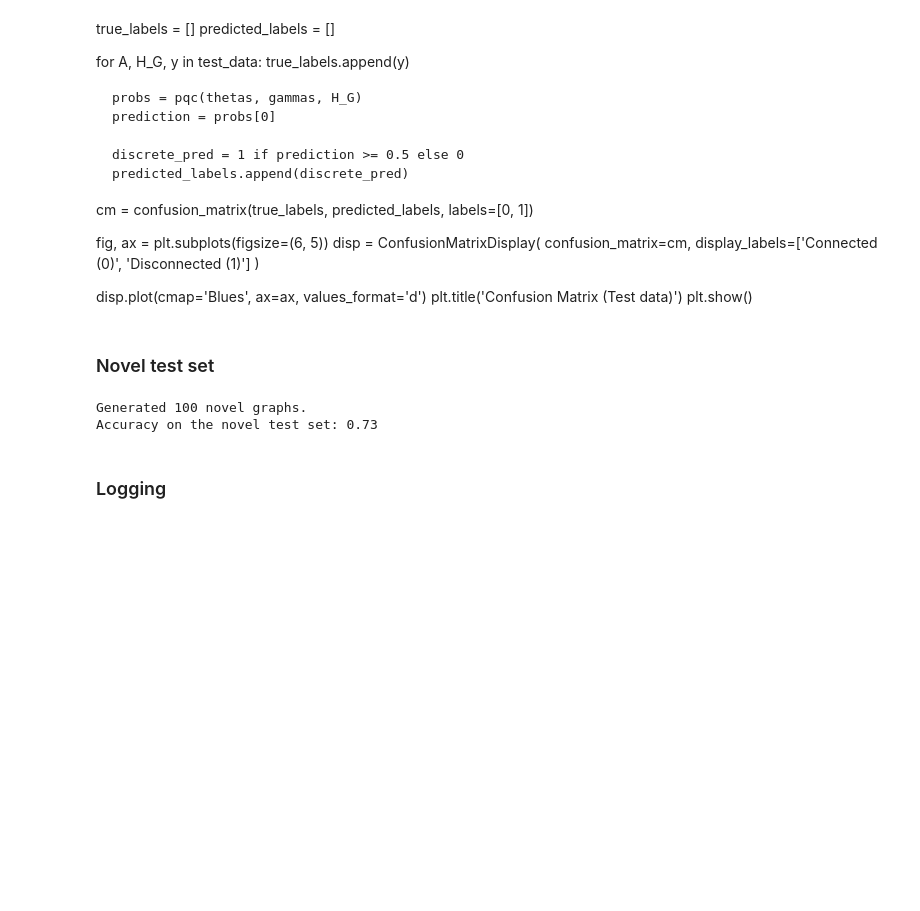
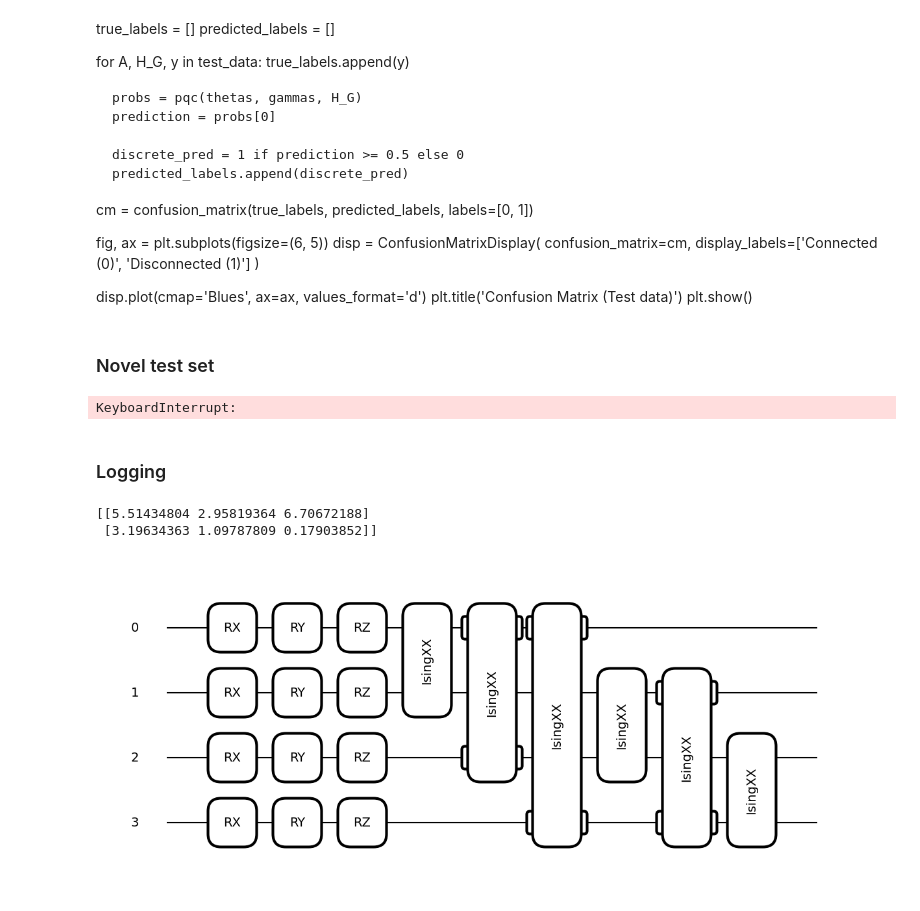
Before and after one commit to Jules02/aqal_project, a Jupyter notebook: quantum_model_variations/improved_ansatz.ipynb, the cells around one changed output. Drawn from its saved outputs; the diff is of its cells as text; code cells hidden in the pictures; blank space fills up the shorter version.

```diff
--- a/quantum_model_variations/improved_ansatz.ipynb
+++ b/quantum_model_variations/improved_ansatz.ipynb
@@ -18,7 +18,7 @@ Note: see the project instructions for notations ($L$, $H_G$, etc.)
 # %% [markdown]
 ### Hyperparameters
 # %%
-NUM_QUBITS = NUM_NODES = 8
+NUM_QUBITS = NUM_NODES = 4
 L = 2
 N_PARAMS_PER_LAYER = 3                  # 1 corresponds to the first variational ansatz from the project instructions, 2 to the second
 
@@ -411,7 +411,6 @@ novel_test_data = generate_novel_test_set(train_data, NUM_NODES, num_new_graphs=
 novel_test_acc = compute_accuracy(thetas, phis, gammas, dataset=novel_test_data)
 print(f"Accuracy on the novel test set: {novel_test_acc:.2f}")
 # %% [output]
-Generated 100 novel graphs.
-Accuracy on the novel test set: 0.73
+KeyboardInterrupt:
 # %% [markdown]
 ### Logging
@@ -433,0 +433,10 @@ with open("../experiments_log.jsonl", "a") as f:
+# %%
+print(thetas)
+fig, ax = qp.draw_mpl(variational_layer)(thetas[0], phis[0])
+
+plt.savefig("pqc_circuit.pdf", format="pdf", bbox_inches="tight")
+plt.show()
+# %% [output]
+[[5.51434804 2.95819364 6.70672188]
+ [3.19634363 1.09787809 0.17903852]]
+[figure, added]
```
Also changed, not shown: parts of 5 cells of this notebook, 5 other files.
